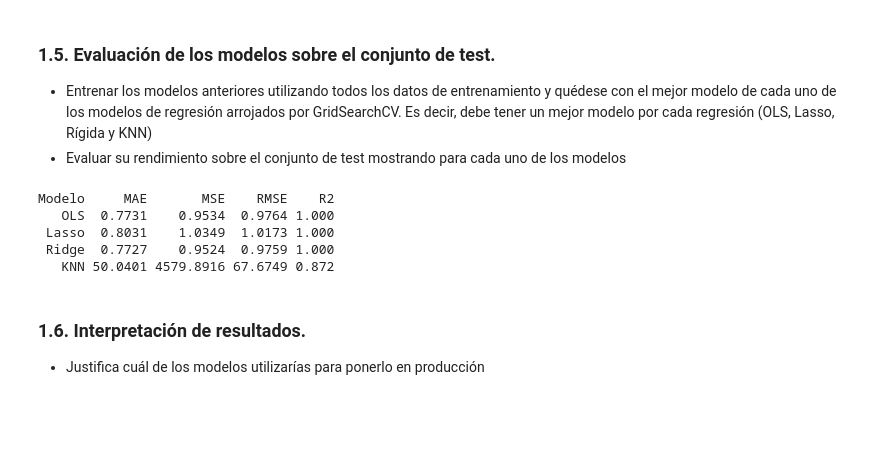
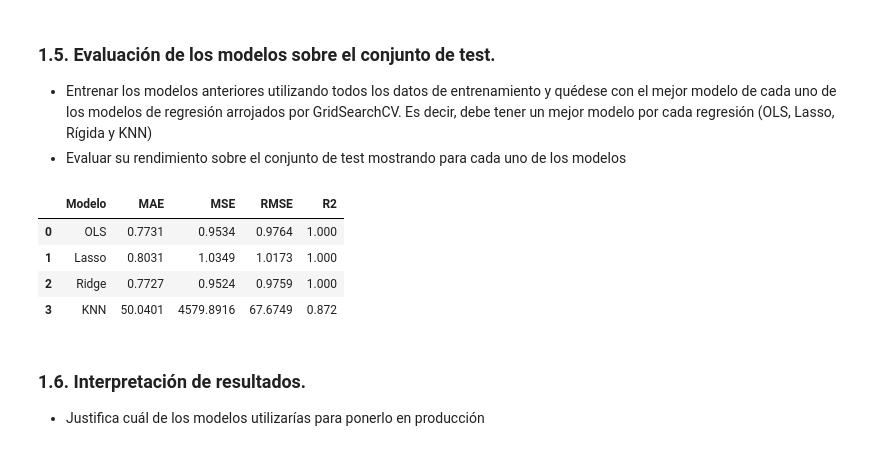
Before and after one commit to danielcorrea96/AprendizajeSupervisado, a Jupyter notebook: Script_C1_Daniel_Correa_Angarita.ipynb, the cells around one changed output. Drawn from its saved outputs; the diff is of its cells as text; code cells hidden in the pictures; blank space fills up the shorter version.

```diff
--- a/Script_C1_Daniel_Correa_Angarita.ipynb
+++ b/Script_C1_Daniel_Correa_Angarita.ipynb
@@ -183,36 +183,37 @@ Mejores parámetros: {'metric': 'cosine', 'n_neighbors': np.int64(14), 'weights'
 # %%
 # Ahora vamos a evaluar los modelos sobre el conjunto de test.
 from sklearn.metrics import mean_absolute_error, mean_squared_error, r2_score
+from IPython.display import display
 
 result_below_test = []
 
 for name, grid_model in best_models.items():
 
   y_pred = grid_model.predict(X_test_scaled) # Predecimos sobre el conjunto de datos de test.
 
   # Calculamos las métricas una sola vez por cada modelo
   mae = mean_absolute_error(y_test, y_pred)
   mse = mean_squared_error(y_test, y_pred)
   rmse = np.sqrt(mse)
   r2 = r2_score(y_test, y_pred)
 
   result_below_test.append({
       'Modelo': name,
       'MAE': round(mae, 4),
       'MSE': round(mse, 4),
       'RMSE': round(rmse, 4),
       'R2': round(r2, 4)
   })
 
 final_error_results = pd.DataFrame(result_below_test)
 
-print(final_error_results.to_string(index=False))
+display(final_error_results)
 # %% [output]
-Modelo     MAE       MSE    RMSE    R2
-   OLS  0.7731    0.9534  0.9764 1.000
- Lasso  0.8031    1.0349  1.0173 1.000
- Ridge  0.7727    0.9524  0.9759 1.000
-   KNN 50.0401 4579.8916 67.6749 0.872
+|  | Modelo | MAE | MSE | RMSE | R2 |
+| 0 | OLS | 0.7731 | 0.9534 | 0.9764 | 1.000 |
+| 1 | Lasso | 0.8031 | 1.0349 | 1.0173 | 1.000 |
+| 2 | Ridge | 0.7727 | 0.9524 | 0.9759 | 1.000 |
+| 3 | KNN | 50.0401 | 4579.8916 | 67.6749 | 0.872 |
 # %% [markdown]
 ### 1.6. Interpretación de resultados.
 * Justifica cuál de los modelos utilizarías para ponerlo en producción
```
Also changed, not shown: parts of 12 cells of this notebook.
